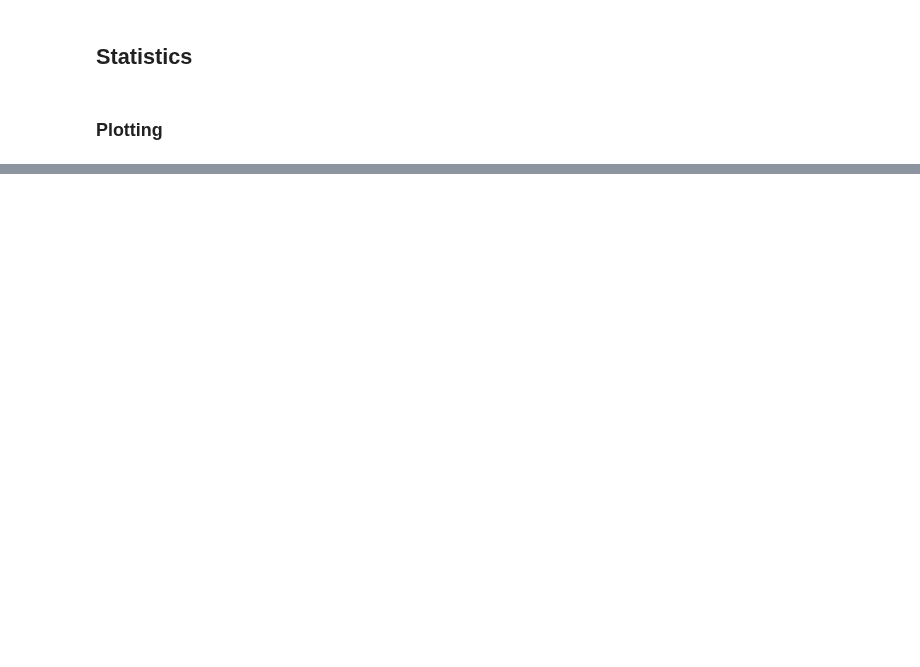
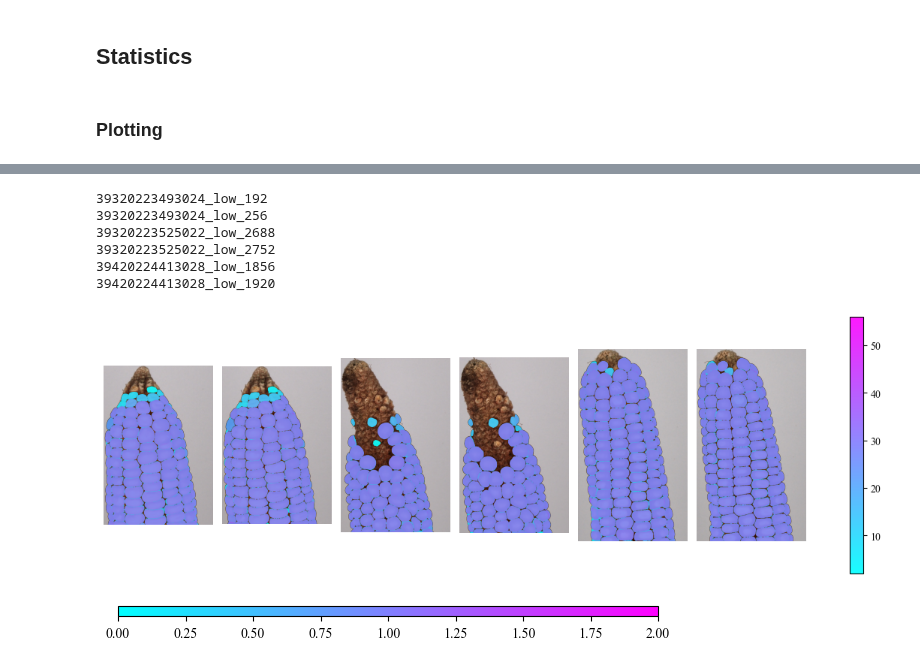
Before and after one commit to DerOehmer/ARAMSAM, a Jupyter notebook: DataVisualization/UserExperiments.ipynb, the cells around one changed output, grey strips where cells are left out. Cells and saved outputs as stored; diff of their text form; code cells hidden in the pictures; blank space fills up the shorter version.

```diff
--- a/DataVisualization/UserExperiments.ipynb
+++ b/DataVisualization/UserExperiments.ipynb
@@ -309,0 +681,40 @@ First Image
+# %%
+
+df_sammask = df_mask.loc[df_mask["method"] != "polygon"].copy()
+df_sammask["img_id"] = df_sammask.loc[:,"ear_id"] + "_low_" + df_sammask.loc[:,"ear_view_pos"]
+img_ids = df_sammask["img_id"].unique()
+max_val_theory = len(df_sammask["user_id"].unique()) * len(df_sammask["method"].unique())
+max_val = max_val_theory
+imgs = []
+hms = []
+for img_id in img_ids:
+    print(img_id)
+    heatmap_dest = f"{img_id}_kernel_heatmap.npy"
+    img_p = rf"C:\Users\geink81\Desktop\ARAMSAM_UserExperiment\User_0\{img_id}_annots_structured_sam1\img.jpg"
+    img = cv2.imread(img_p)
+    img = cv2.cvtColor(img, cv2.COLOR_BGR2RGB)
+    if not os.path.exists(heatmap_dest):
+        df_img = df_sammask.loc[df_sammask["img_id"] == img_id]
+        heat_map = read_and_match_masks(df_img)
+        np.save(heatmap_dest, heat_map)
+    else:
+        heat_map = np.load(heatmap_dest)
+    if np.max(heat_map) > max_val:
+        max_val = np.max(heat_map)
+    imgs.append(img)
+    hms.append(heat_map)
+
+project_heat_maps(imgs, hms, max_val, img_ids)
+
+cbar_max = max_val / max_val_theory
+
+create_custom_colorbar(vmin=0, vmax=cbar_max, filename='colorbar.png')
+# %% [output]
+39320223493024_low_192
+39320223493024_low_256
+39320223525022_low_2688
+39320223525022_low_2752
+39420224413028_low_1856
+39420224413028_low_1920
+[figure, added]
+[figure, added]
```
Also changed, not shown: parts of 12 cells of this notebook, 24 other files.
